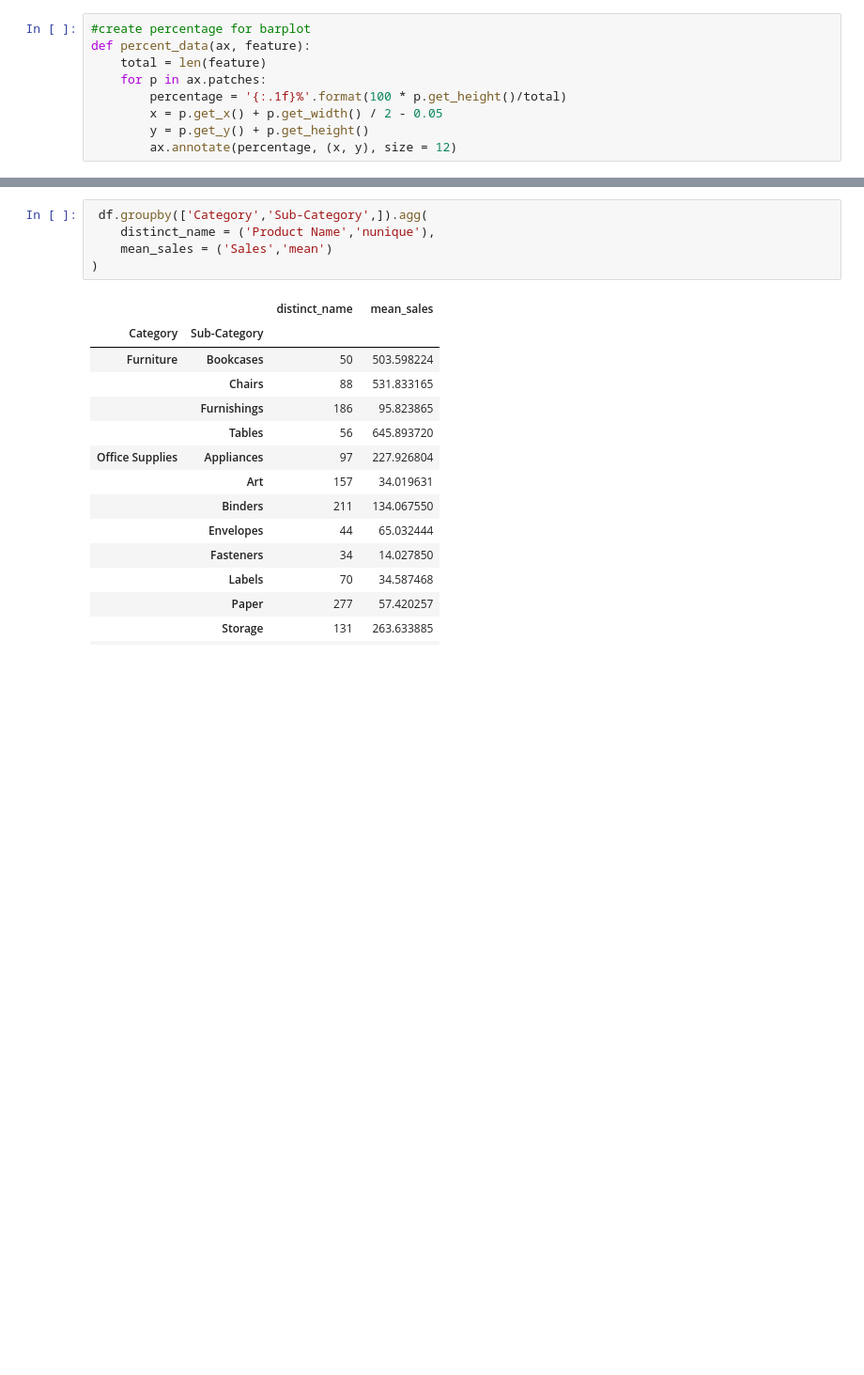
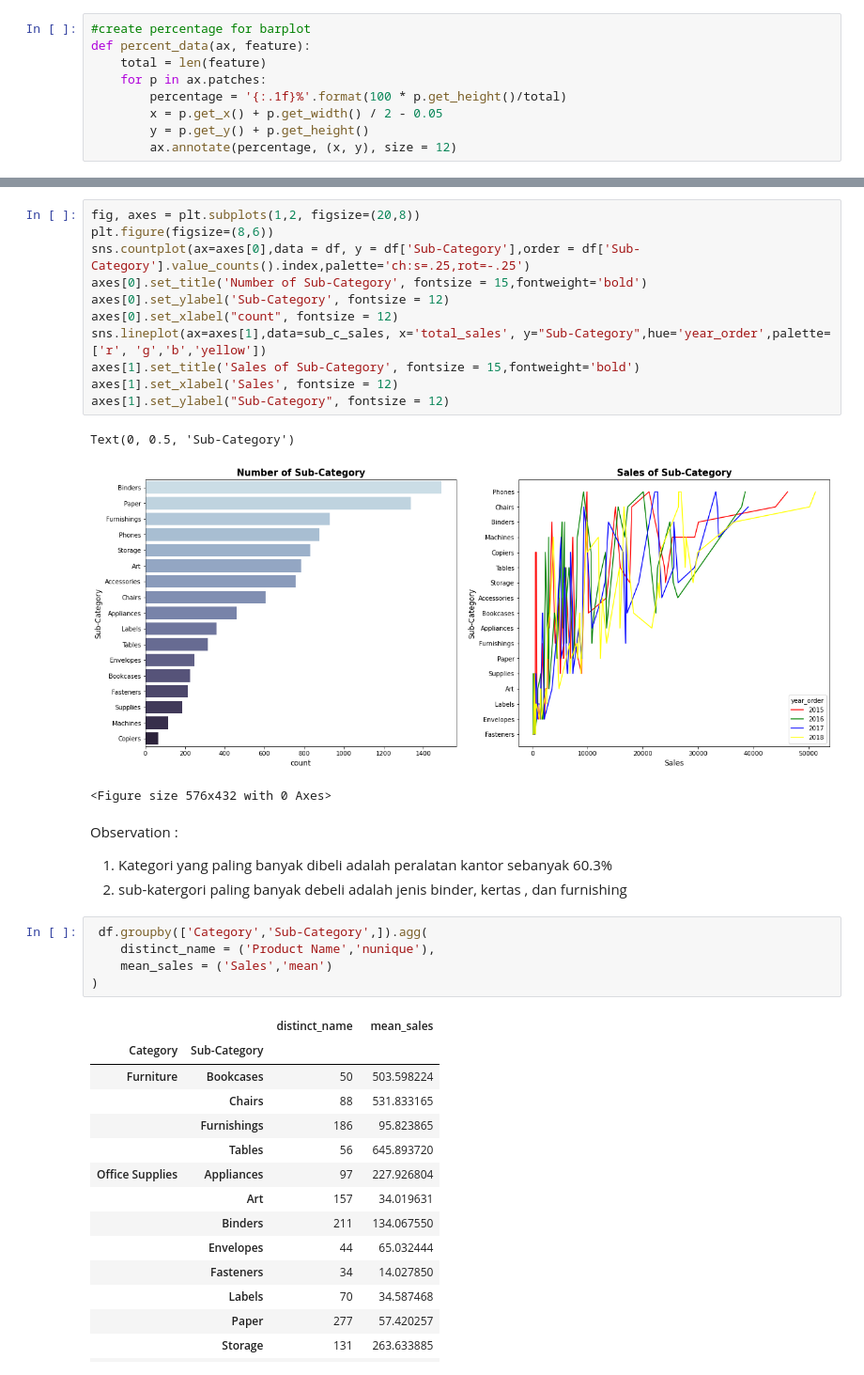
Before and after one commit to aliradn/project-portofolio-1, a Jupyter notebook: Super Store.ipynb, the cells around one changed output, grey strips where cells are left out. Shown: that part at 94% size. Drawn from its saved outputs; the diff is of its cells as text; blank space fills up the shorter version.

```diff
--- a/Super Store.ipynb
+++ b/Super Store.ipynb
@@ -258,3 +274,22 @@ for i,col in enumerate(tipe1):
+# %%
+fig, axes = plt.subplots(1,2, figsize=(20,8))
+plt.figure(figsize=(8,6))
+sns.countplot(ax=axes[0],data = df, y = df['Sub-Category'],order = df['Sub-Category'].value_counts().index,palette='ch:s=.25,rot=-.25')
+axes[0].set_title('Number of Sub-Category', fontsize = 15,fontweight='bold')
+axes[0].set_ylabel('Sub-Category', fontsize = 12)
+axes[0].set_xlabel("count", fontsize = 12)
+sns.lineplot(ax=axes[1],data=sub_c_sales, x='total_sales', y="Sub-Category",hue='year_order',palette=['r', 'g','b','yellow'])
+axes[1].set_title('Sales of Sub-Category', fontsize = 15,fontweight='bold')
+axes[1].set_xlabel('Sales', fontsize = 12)
+axes[1].set_ylabel("Sub-Category", fontsize = 12)
+# %% [output]
+Text(0, 0.5, 'Sub-Category')
+[figure, added]
+<Figure size 576x432 with 0 Axes>
+# %% [markdown]
+Observation :
+1. Kategori yang paling banyak dibeli adalah peralatan kantor sebanyak 60.3%
+2. sub-katergori paling banyak debeli adalah jenis binder, kertas , dan furnishing
 # %%
  df.groupby(['Category','Sub-Category',]).agg(
     distinct_name = ('Product Name','nunique'),
```
Also changed, not shown: parts of 77 cells of this notebook, 1 other file.
